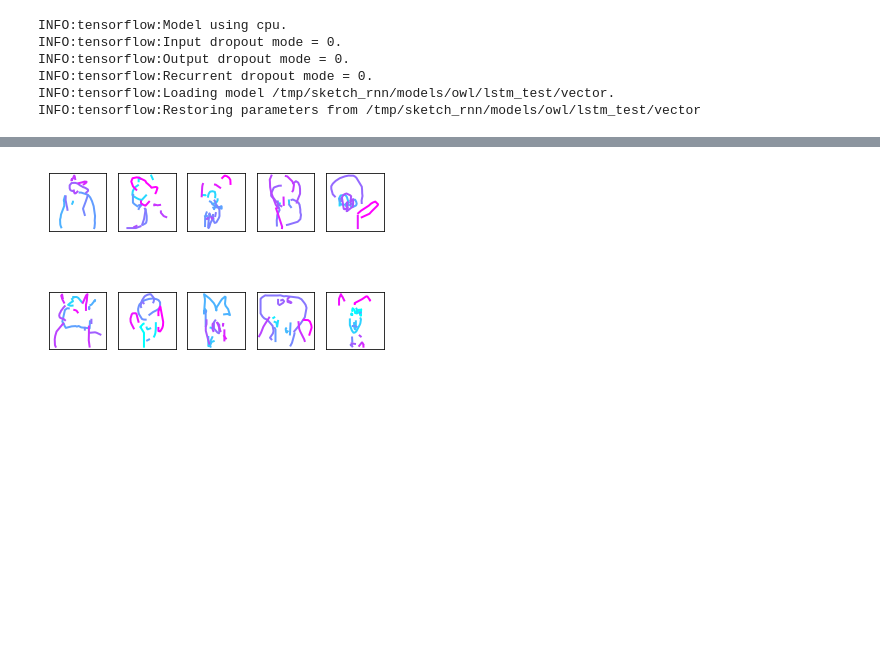
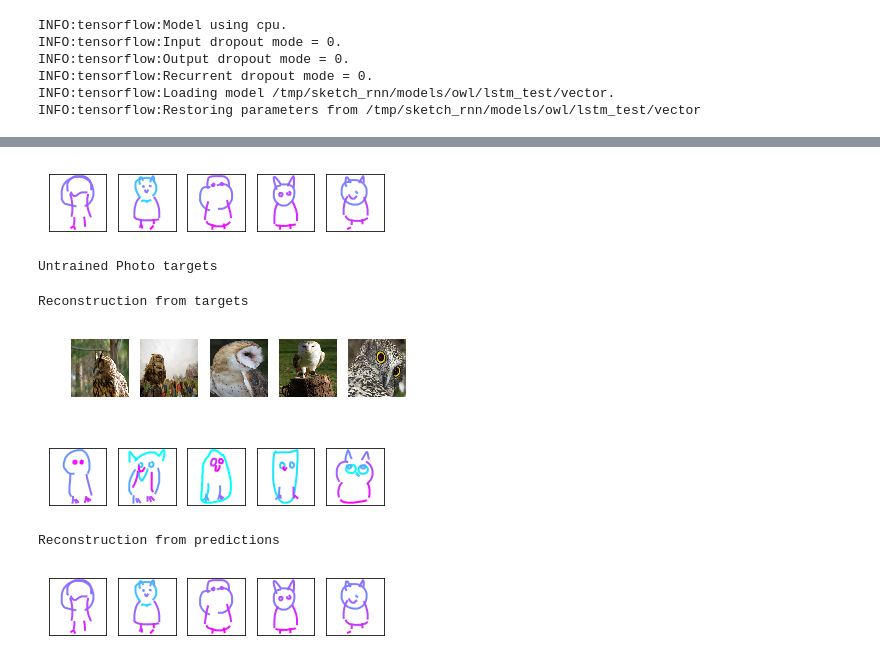
Before and after one commit to K6L6/photo2sketch, a Jupyter notebook: reconstructions.ipynb, the cells around one changed output, grey strips where cells are left out. Drawn from its saved outputs; the diff is of its cells as text; code cells hidden in the pictures; blank space fills up the shorter version.

```diff
--- a/reconstructions.ipynb
+++ b/reconstructions.ipynb
@@ -98,5 +113,22 @@ for i in range(len(stroke_t)):
 # %%
 #Reconstruction results from predictions
-reconst(2,5,stroke_p)
+reconst(1,5,stroke_p)
 # %% [output]
-[figure, old version]
+[figure, new version]
+# %%
+HoriImages(tar_p)
+print("Untrained Photo targets")
+# fig = plt.figure()
+# %% [output]
+Untrained Photo targets
+# %%
+print("Reconstruction from targets")
+reconst(1,5,stroke_t)
+print("Reconstruction from predictions")
+reconst(1,5,stroke_p)
+# %% [output]
+Reconstruction from targets
+[figure, added]
+[figure, added]
+Reconstruction from predictions
+[figure, added]
```
Also changed, not shown: parts of 6 cells of this notebook, 16 other files.
